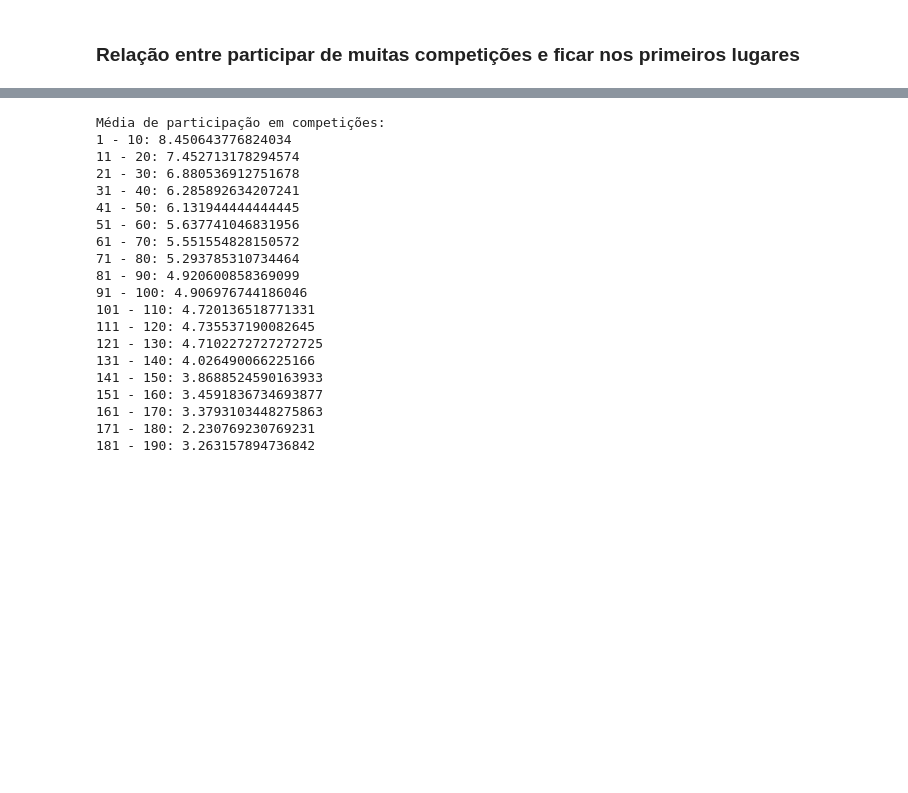
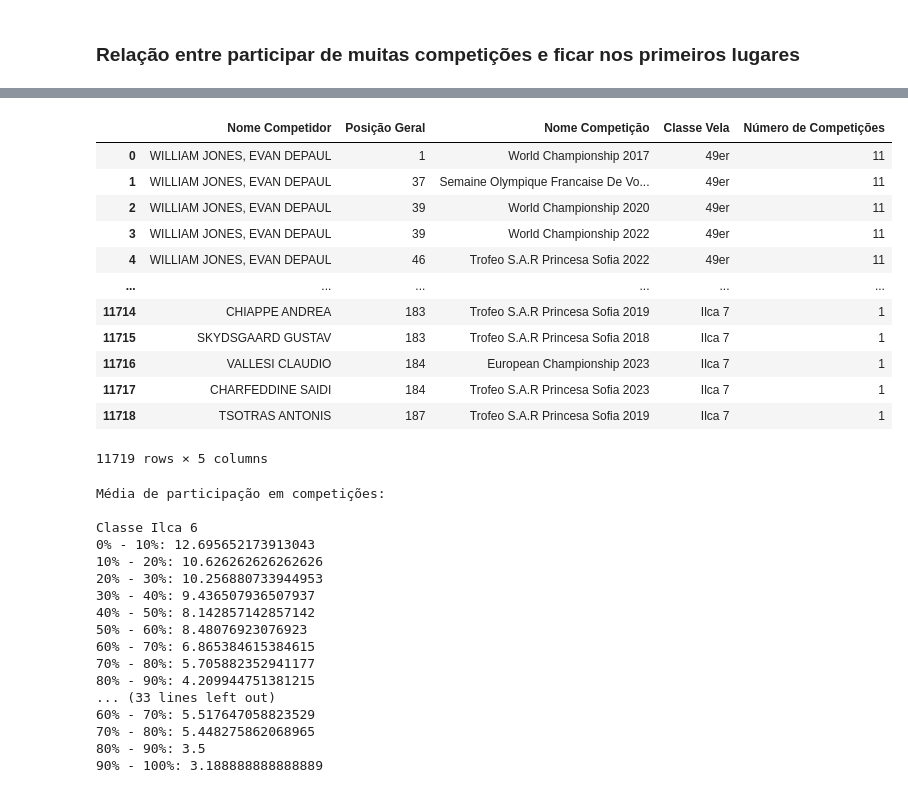
Before and after one commit to cristianolarrea/sailing-rankings, a Jupyter notebook: eda/eda.ipynb, the cells around one changed output, grey strips where cells are left out. Saved outputs shown, nothing was run; the diff lists cells and outputs as text; code cells hidden in the pictures; blank space fills up the shorter version.

```diff
--- a/eda/eda.ipynb
+++ b/eda/eda.ipynb
@@ -744,0 +759,16 @@ Em média, os competidores que ficaram nos 10 primeiros lugares em cada competi
+# %%
+competitor_pos_per_competition
+# %% [output]
+|  | Nome Competidor | Posição Geral | Nome Competição | Classe Vela | Número de Competições |
+| 0 | WILLIAM JONES, EVAN DEPAUL | 1 | World Championship 2017 | 49er | 11 |
+| 1 | WILLIAM JONES, EVAN DEPAUL | 37 | Semaine Olympique Francaise De Vo... | 49er | 11 |
+| 2 | WILLIAM JONES, EVAN DEPAUL | 39 | World Championship 2020 | 49er | 11 |
+| 3 | WILLIAM JONES, EVAN DEPAUL | 39 | World Championship 2022 | 49er | 11 |
+| 4 | WILLIAM JONES, EVAN DEPAUL | 46 | Trofeo S.A.R Princesa Sofia 2022 | 49er | 11 |
+| ... | ... | ... | ... | ... | ... |
+| 11714 | CHIAPPE ANDREA | 183 | Trofeo S.A.R Princesa Sofia 2019 | Ilca 7 | 1 |
+| 11715 | SKYDSGAARD GUSTAV | 183 | Trofeo S.A.R Princesa Sofia 2018 | Ilca 7 | 1 |
+| 11716 | VALLESI CLAUDIO | 184 | European Championship 2023 | Ilca 7 | 1 |
+| 11717 | CHARFEDDINE SAIDI | 184 | Trofeo S.A.R Princesa Sofia 2023 | Ilca 7 | 1 |
+| 11718 | TSOTRAS ANTONIS | 187 | Trofeo S.A.R Princesa Sofia 2019 | Ilca 7 | 1 |
+11719 rows × 5 columns
@@ -745,29 +789,35 @@ Em média, os competidores que ficaram nos 10 primeiros lugares em cada competi
 # %%
-media_participacao_colocados = {}
+media_participacao_colocados = {
+    'Ilca 6': {},
+    'Ilca 7': {},
+    '49er': {},
+    '49erFX': {}
+}
 
 print("Média de participação em competições:")
-for i in range(1, 190, 10):
-    media = competitor_pos_per_competition.query(f"`Posição Geral` >= {i} and `Posição Geral` < {i+10}")[["Nome Competidor", "Número de Competições"]].drop_duplicates()["Número de Competições"].mean()
-    print(f"{i} - {i+9}: {media}")
-    media_participacao_colocados[f"{i}º - {i+9}º"] = media
+for j in ['Ilca 6', 'Ilca 7', '49er', '49erFX']:
+    print(f"\nClasse {j}")
+    for i in range(1, 100, 10):
+        flt = competitor_pos_per_competition['Classe Vela'] == j
+        # media = competitor_pos_per_competition[flt].query(f"`Média de Posição Percentual` >= {i} and `Média de Posição Percentual` < {i+10}")[["Nome Competidor", "Número de Competições"]].drop_duplicates()["Número de Competições"].mean()
+        media = competitor_pos_per_competition[flt].query(f"`Percentual da posição` >= {i} and `Percentual da posição` < {i+10}")[["Nome Competidor", "Número de Competições"]].drop_duplicates()["Número de Competições"].mean()
+        print(f"{i-1}% - {i+9}%: {media}")
+        media_participacao_colocados[j][f"{i-1}% - {i+9}%"] = media
 # %% [output]
 Média de participação em competições:
-1 - 10: 8.450643776824034
-11 - 20: 7.452713178294574
-21 - 30: 6.880536912751678
-31 - 40: 6.285892634207241
-41 - 50: 6.131944444444445
-51 - 60: 5.637741046831956
-61 - 70: 5.551554828150572
-71 - 80: 5.293785310734464
-81 - 90: 4.920600858369099
-91 - 100: 4.906976744186046
-101 - 110: 4.720136518771331
-111 - 120: 4.735537190082645
-121 - 130: 4.7102272727272725
-131 - 140: 4.026490066225166
-141 - 150: 3.8688524590163933
-151 - 160: 3.4591836734693877
-161 - 170: 3.3793103448275863
-171 - 180: 2.230769230769231
-181 - 190: 3.263157894736842
+
+Classe Ilca 6
+0% - 10%: 12.695652173913043
+10% - 20%: 10.626262626262626
+20% - 30%: 10.256880733944953
+30% - 40%: 9.436507936507937
+40% - 50%: 8.142857142857142
+50% - 60%: 8.48076923076923
+60% - 70%: 6.865384615384615
+70% - 80%: 5.705882352941177
+80% - 90%: 4.209944751381215
+... (33 lines left out)
+60% - 70%: 5.517647058823529
+70% - 80%: 5.448275862068965
+80% - 90%: 3.5
+90% - 100%: 3.188888888888889
```
Also changed, not shown: parts of 17 cells of this notebook.
